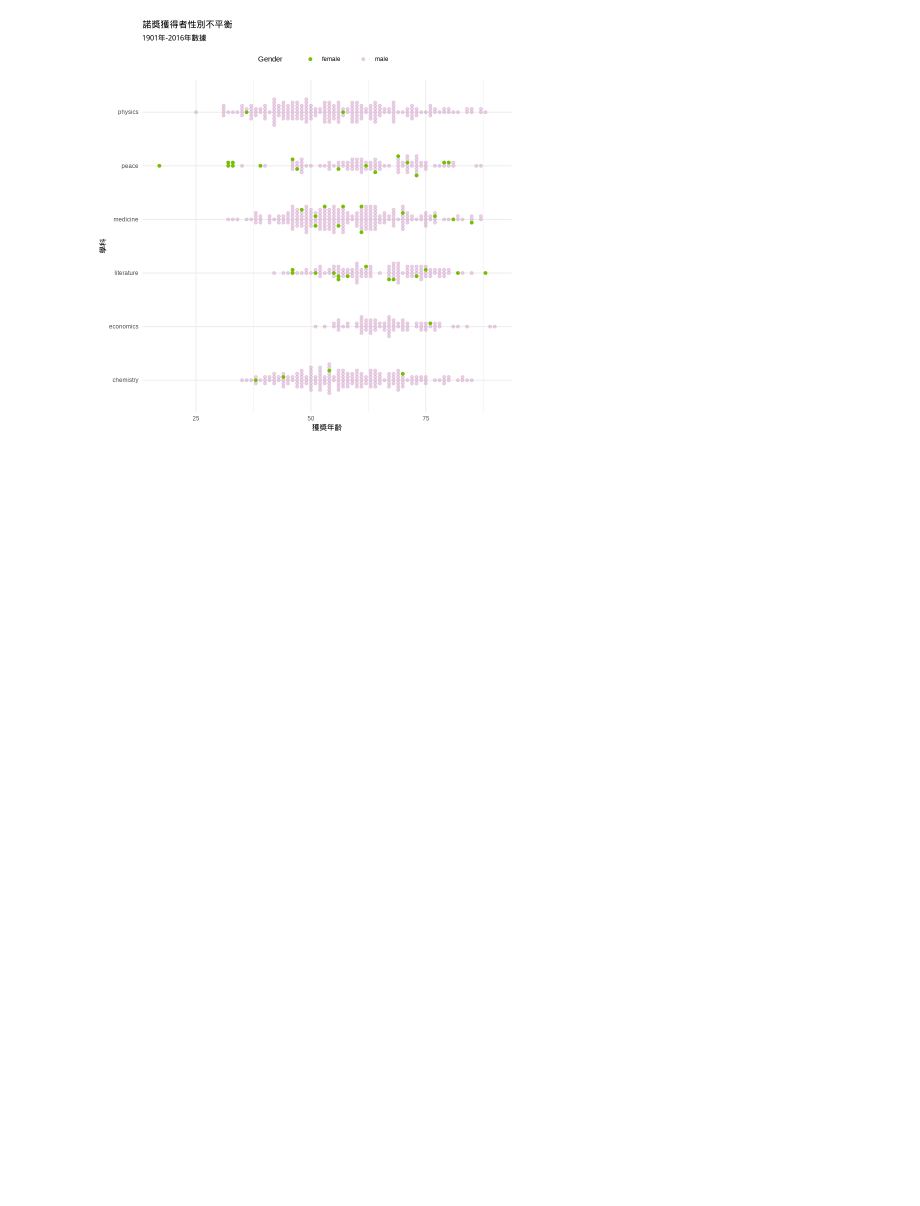
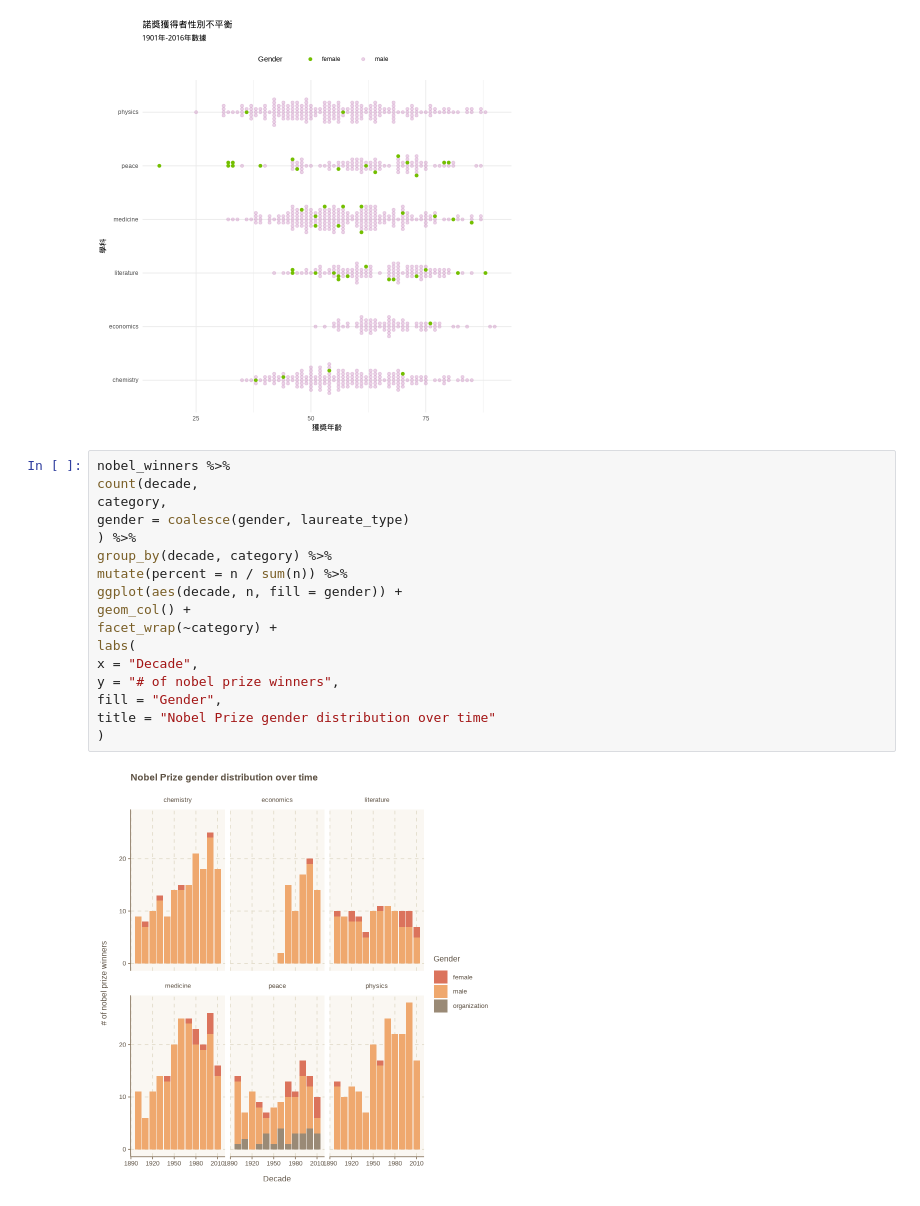
Before and after one commit to yiju2313/Data, a Jupyter notebook: 1119.ipynb, the cells around one changed output. Drawn from its saved outputs; the diff is of its cells as text; blank space fills up the shorter version.

```diff
--- a/1119.ipynb
+++ b/1119.ipynb
@@ -405,3 +405,22 @@ Installing package into ‘/usr/local/lib/R/site-library’
 Warning message:
 “Removed 30 rows containing missing values (position_beeswarm).”
 [figure]
+# %%
+nobel_winners %>%
+count(decade,
+category,
+gender = coalesce(gender, laureate_type)
+) %>%
+group_by(decade, category) %>%
+mutate(percent = n / sum(n)) %>%
+ggplot(aes(decade, n, fill = gender)) +
+geom_col() +
+facet_wrap(~category) +
+labs(
+x = "Decade",
+y = "# of nobel prize winners",
+fill = "Gender",
+title = "Nobel Prize gender distribution over time"
+)
+# %% [output]
+[figure, added]
```
Also changed, not shown: parts of 1 cell of this notebook.
